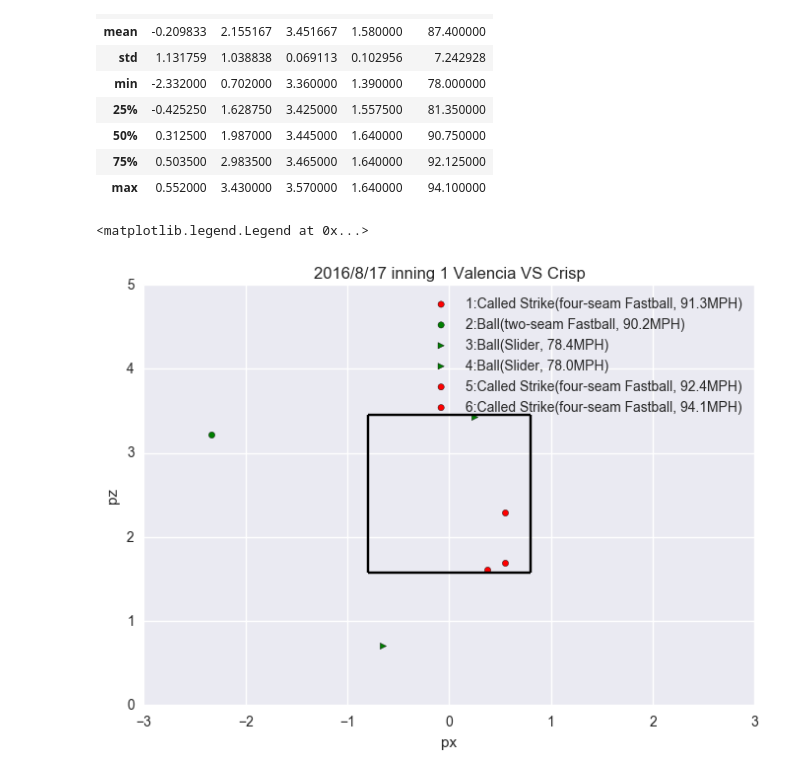
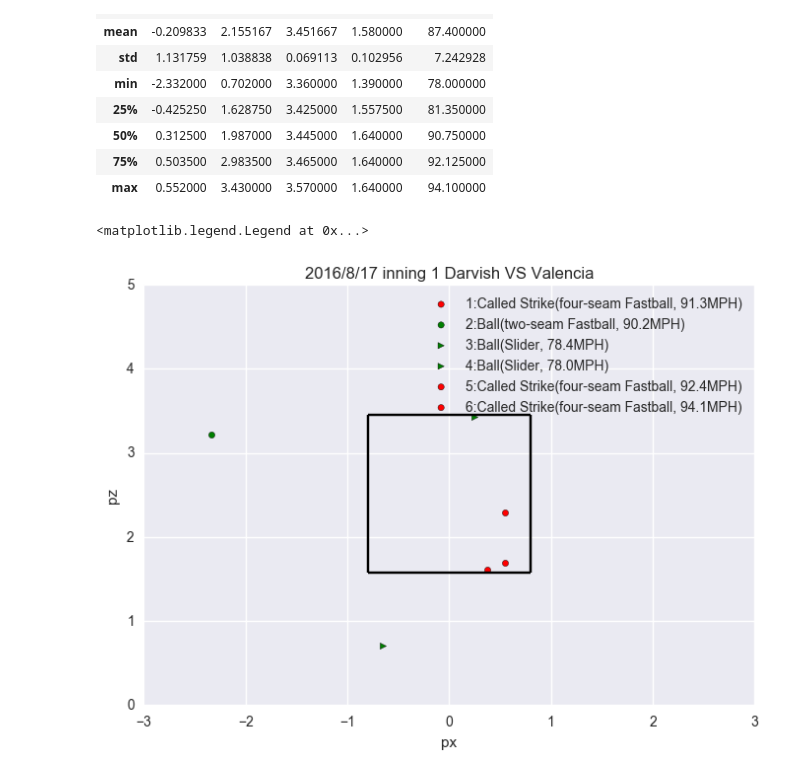
Before and after one commit to Shinichi-Nakagawa/pitchpx-example-pitchfx, a Jupyter notebook: yu_darvish_20160817_pitched.ipynb, the cells around one changed output. Drawn from its saved outputs; the diff is of its cells as text; code cells hidden in the pictures.

```diff
--- a/yu_darvish_20160817_pitched.ipynb
+++ b/yu_darvish_20160817_pitched.ipynb
@@ -155,37 +155,37 @@ df_1_v[['bat_box_name', 'px', 'pz', 'sz_top', 'sz_bot', 'pitch_type', 'pitch_res
 # %%
 fig = plt.figure()
 ax = fig.add_subplot(1, 1, 1)
-ax.set_title('2016/8/17 inning 1 Valencia VS Crisp')
+ax.set_title('2016/8/17 inning 1 Darvish VS Valencia')
 ax.set_xlabel('px')
 ax.set_xlim((-3.0, 3.0))
 ax.set_ylabel('pz')
 ax.set_ylim((0.0, 5.0))
 ax.grid(True)
 
 # Strike Zone
 ax.vlines(-0.8, ymin=1.58, ymax=3.45)
 ax.vlines(0.8, ymin=1.58, ymax=3.45)
 ax.hlines(1.58, xmin=-0.8, xmax=0.8)
 ax.hlines(3.45, xmin=-0.8, xmax=0.8)
 
 
 # pitched
 ii = 1
 for _, pitch in df_1_v.iterrows():
     c = get_color(pitch['pitch_res'])
     marker = get_marker(pitch['pitch_type'])
     label = '{cnt}:{event}({type}, {speed}MPH)'.format(
         **{
             'cnt': ii,
             'speed': pitch['start_speed'],
             'type': PITCH_TYPES.get(pitch['pitch_type'], 'UN'),
             'event': pitch['pitch_des'],
         }
     )
     ax.scatter(pitch['px'], pitch['pz'], label=label, c=c, marker=marker)
     ii +=1
 
 ax.legend()
 # %% [output]
 <matplotlib.legend.Legend at 0x...>
-[figure, old version]
+[figure, new version]
```
